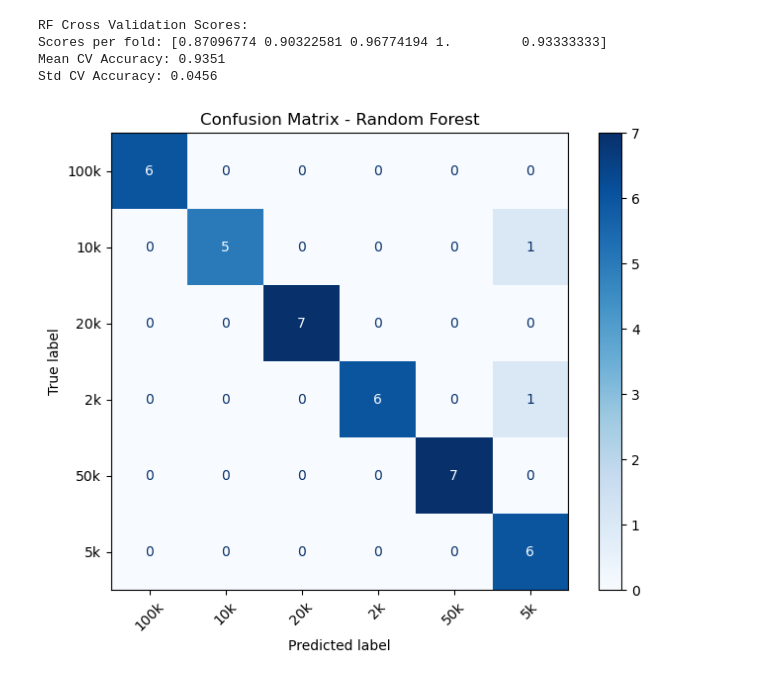
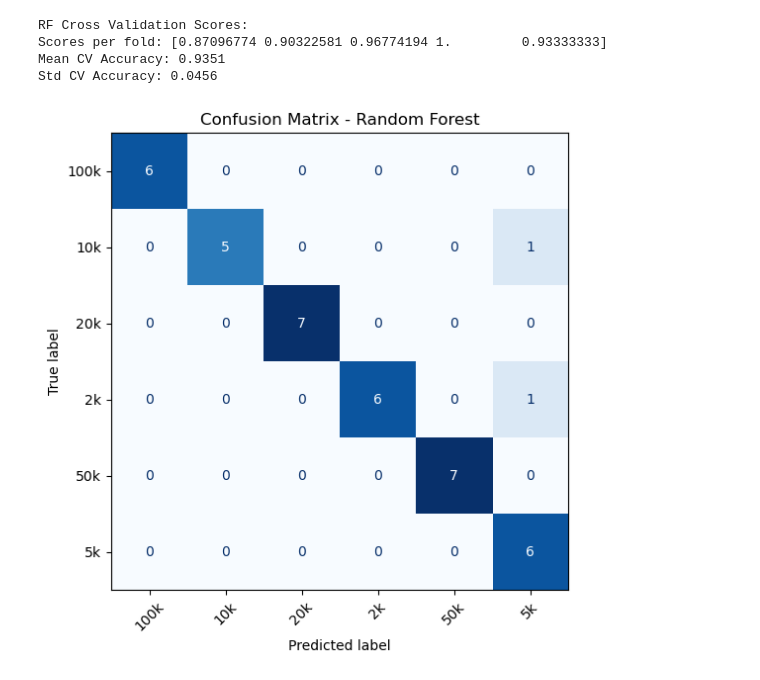
Before and after one commit to Enixma05/rupiah-recognition, a Jupyter notebook: modeling1.ipynb, the cells around one changed output. Saved outputs shown, nothing was run; the diff lists cells and outputs as text; code cells hidden in the pictures.

```diff
--- a/modeling1.ipynb
+++ b/modeling1.ipynb
@@ -291,26 +291,26 @@ Std CV Accuracy: 0.0456
 # %%
 from sklearn.metrics import confusion_matrix, ConfusionMatrixDisplay
 
 cm_rf = confusion_matrix(
     y_test,
     y_test_pred_2
 )
 
 disp = ConfusionMatrixDisplay(
     confusion_matrix=cm_rf,
     display_labels=rf.classes_
 )
 
 fig, ax = plt.subplots(figsize=(8,6))
 
 disp.plot(
     cmap="Blues",
     xticks_rotation=45,
     ax=ax,
-    colorbar=True
+    colorbar=False
 )
 
 plt.title("Confusion Matrix - Random Forest")
 plt.show()
 # %% [output]
-[figure, old version]
+[figure, new version]
```
Also changed, not shown: 3 other files.
